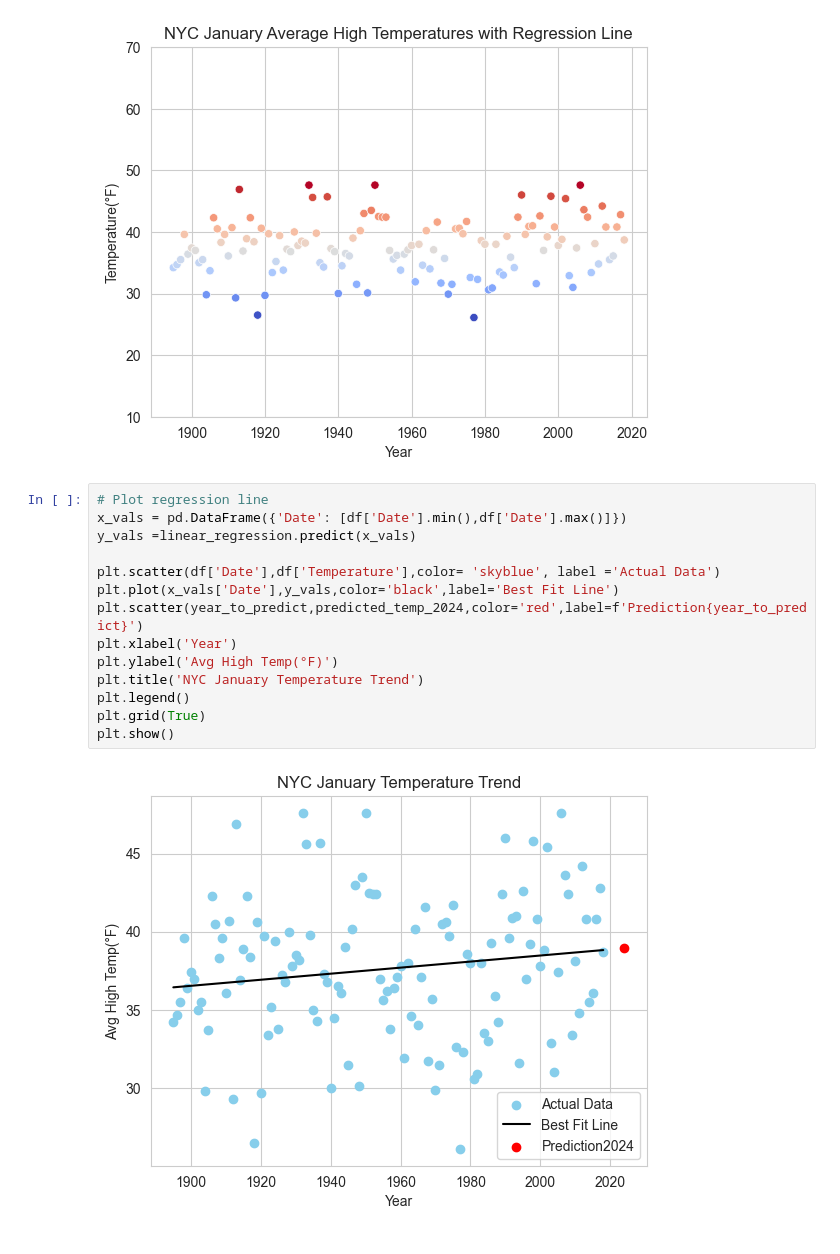
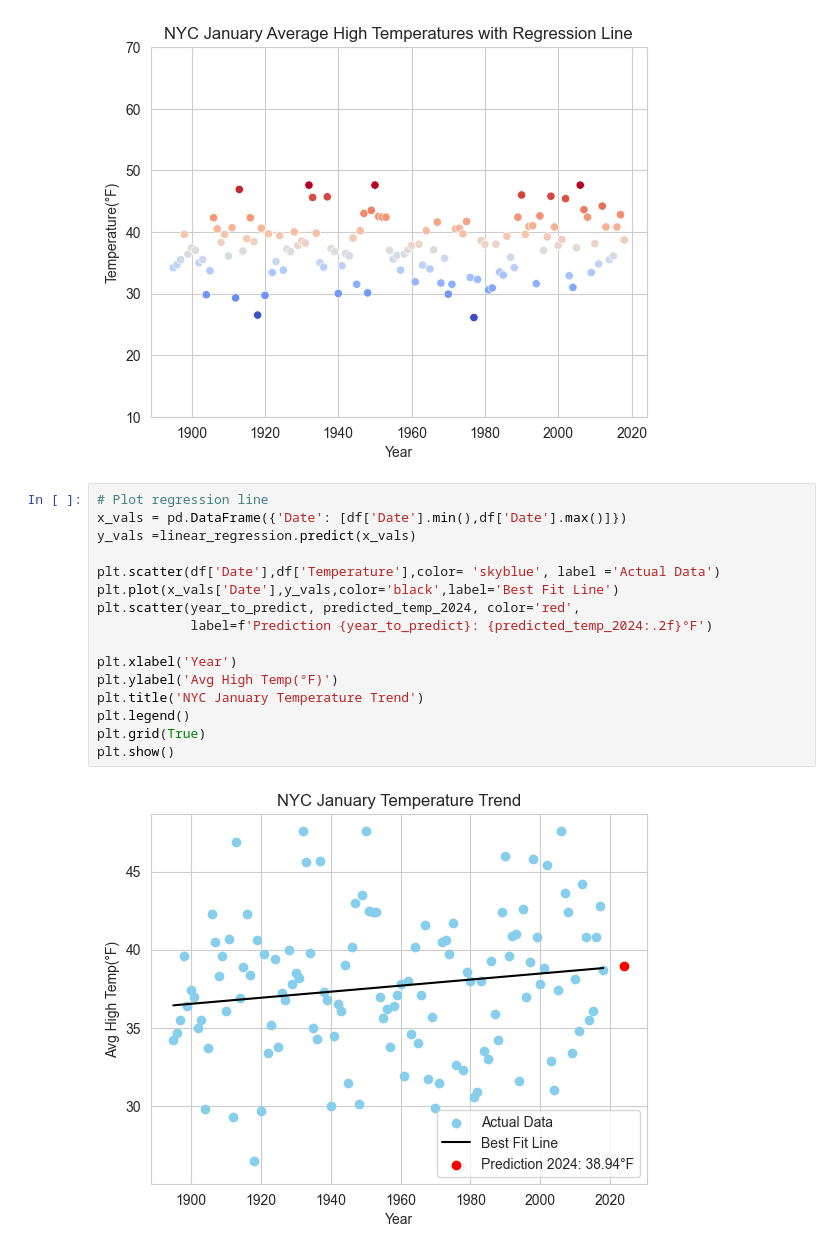
Before and after one commit to RucuAvinash/datafun-07-ml-, a Jupyter notebook: rucu_ml.ipynb, the cells around one changed output. Cells and saved outputs as stored; diff of their text form.

```diff
--- a/rucu_ml.ipynb
+++ b/rucu_ml.ipynb
@@ -194,16 +239,18 @@ Text(0, 0.5, 'Temperature(°F)')
 # %%
 # Plot regression line
 x_vals = pd.DataFrame({'Date': [df['Date'].min(),df['Date'].max()]})
 y_vals =linear_regression.predict(x_vals)
 
 plt.scatter(df['Date'],df['Temperature'],color= 'skyblue', label ='Actual Data')
 plt.plot(x_vals['Date'],y_vals,color='black',label='Best Fit Line')
-plt.scatter(year_to_predict,predicted_temp_2024,color='red',label=f'Prediction{year_to_predict}')
+plt.scatter(year_to_predict, predicted_temp_2024, color='red',
+            label=f'Prediction {year_to_predict}: {predicted_temp_2024:.2f}°F')
+
 plt.xlabel('Year')
 plt.ylabel('Avg High Temp(°F)')
 plt.title('NYC January Temperature Trend')
 plt.legend()
 plt.grid(True)
 plt.show()
 # %% [output]
-[figure, old version]
+[figure, new version]
```
Also changed, not shown: parts of 5 cells of this notebook.
